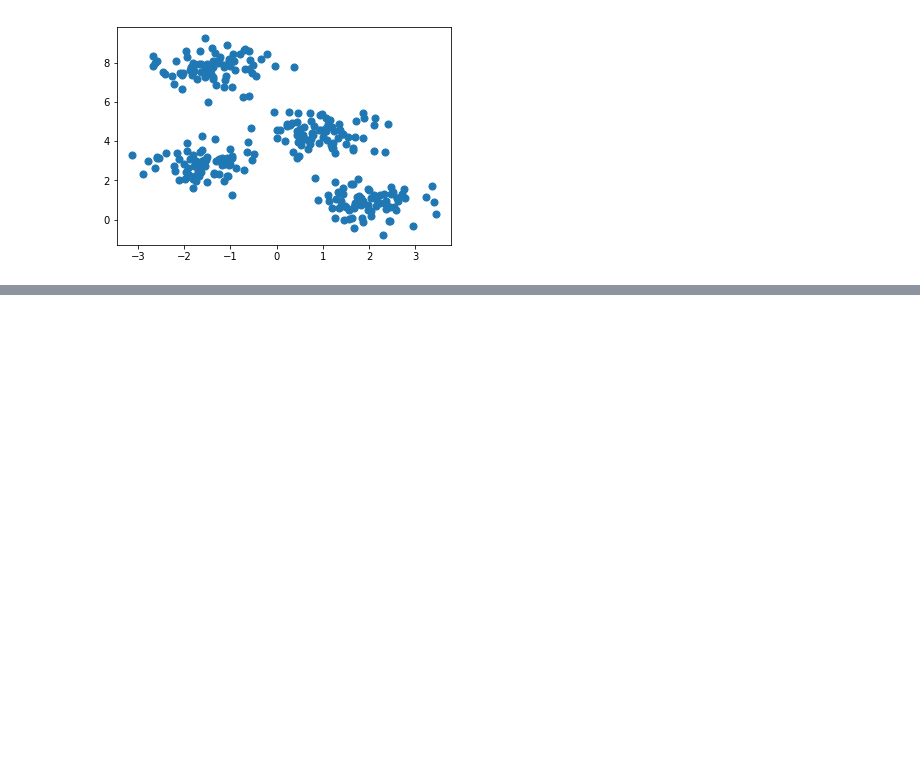
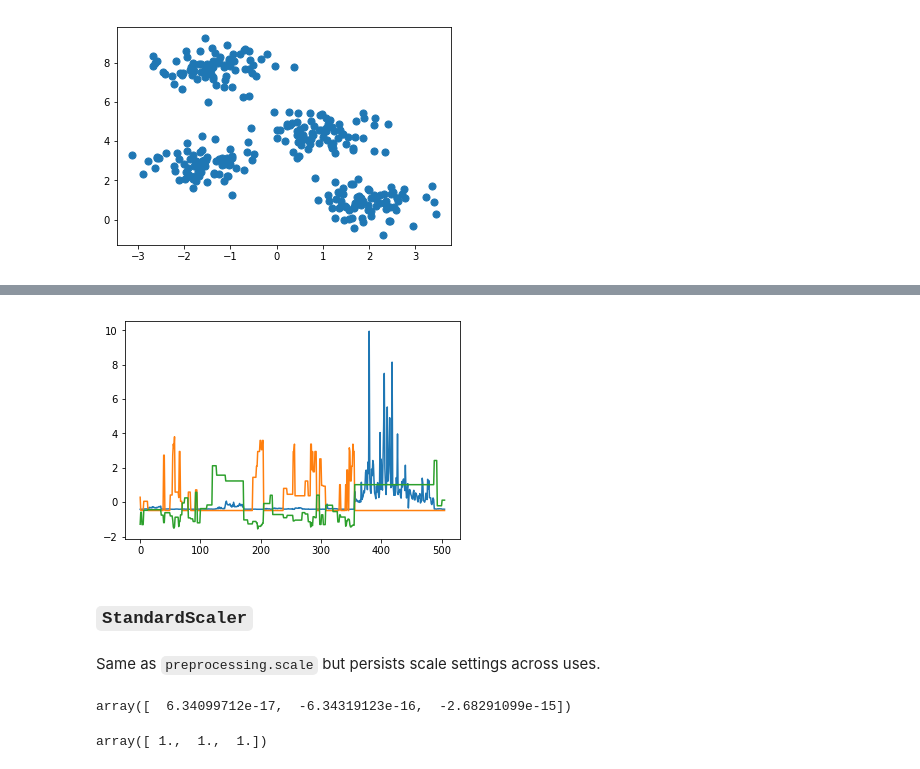
Before and after one commit to rvernagus/data-science-notebooks, a Jupyter notebook: scikit-learn/Preparing Data.ipynb, the cells around one changed output, grey strips where cells are left out. Drawn from its saved outputs; the diff is of its cells as text; code cells hidden in the pictures; blank space fills up the shorter version.

```diff
--- a/scikit-learn/Preparing Data.ipynb
+++ b/scikit-learn/Preparing Data.ipynb
@@ -52,0 +75,2 @@ plt.scatter(X[:, 0], X[:, 1], s=50);
+# %%
+X_2 = preprocessing.scale(X[:, :3])
@@ -52,0 +85,19 @@ plt.scatter(X[:, 0], X[:, 1], s=50);
+# %%
+plt.plot(X_2);
+# %% [output]
+[figure, added]
+# %% [markdown]
+### `StandardScaler`
+# %% [markdown]
+Same as `preprocessing.scale` but persists scale settings across uses.
+# %%
+scaler = preprocessing.StandardScaler()
+scaler.fit(X[:, :3])
+X_3 = scaler.transform(X[:, :3])
+X_3.mean(axis=0)
+# %% [output]
+array([  6.34099712e-17,  -6.34319123e-16,  -2.68291099e-15])
+# %%
+X_3.std(axis=0)
+# %% [output]
+array([ 1.,  1.,  1.])
```
Also changed, not shown: parts of 21 cells of this notebook.
